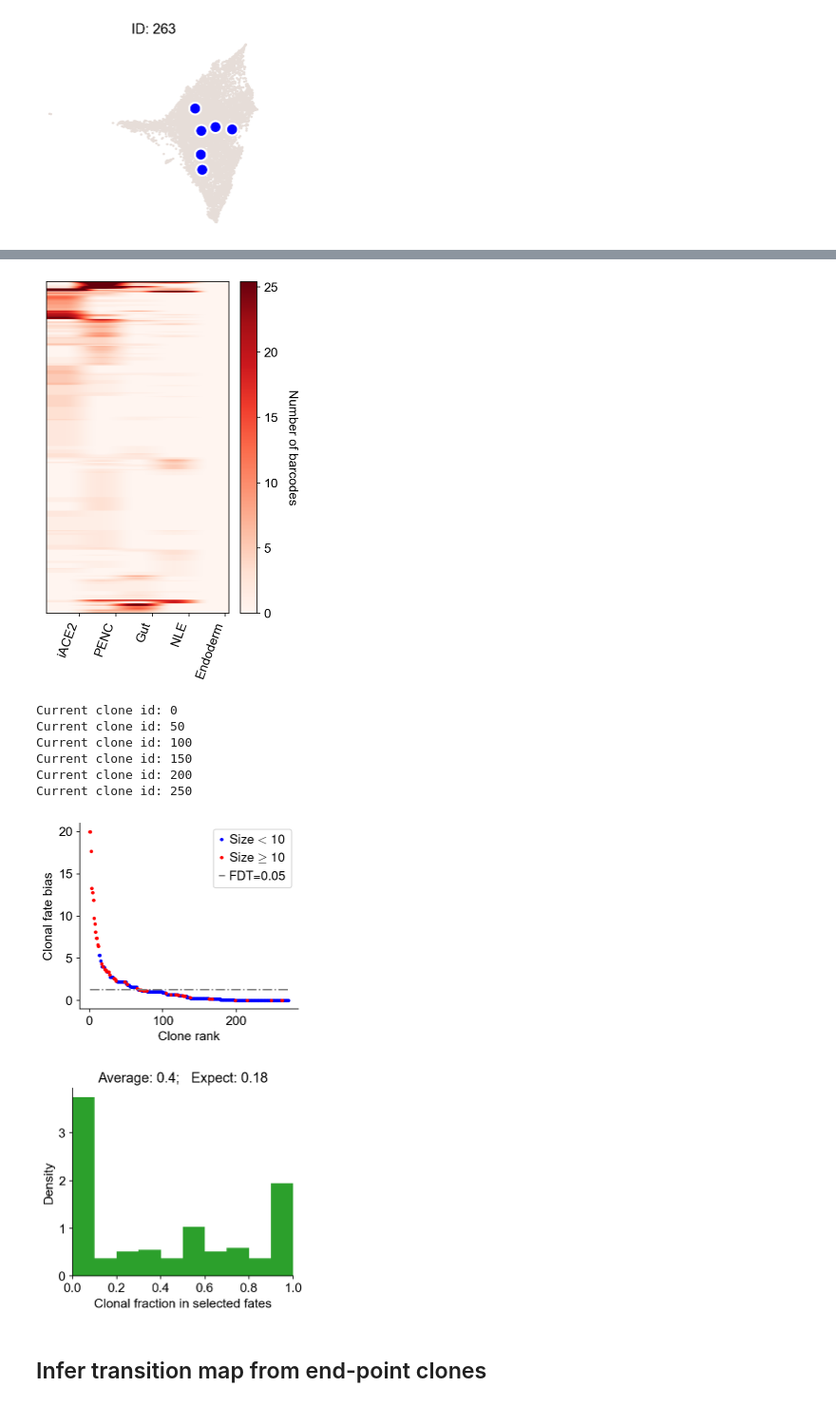
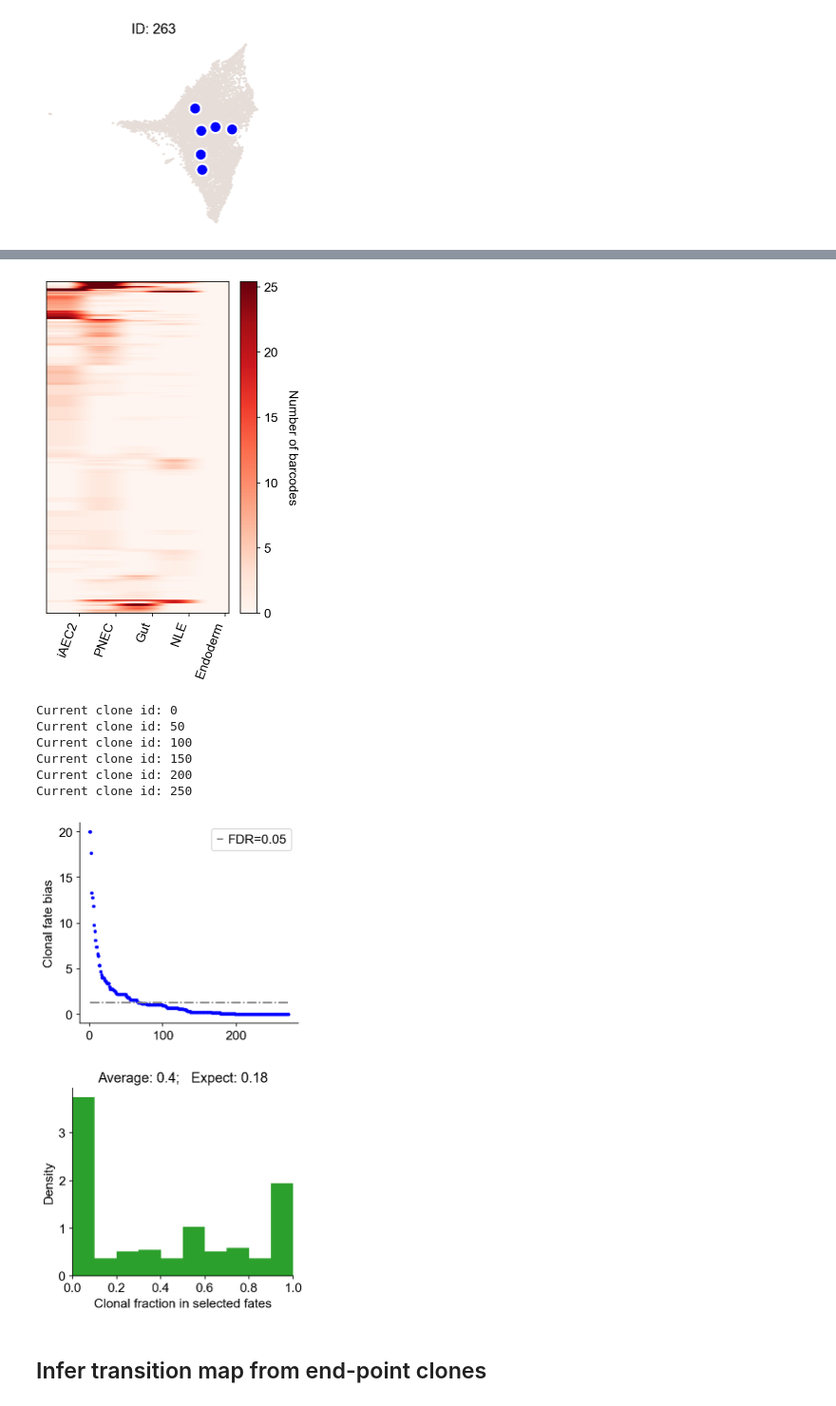
Before and after one commit to AllonKleinLab/cospar, a Jupyter notebook: docs/source/20210121_lung_data_v2.ipynb, the cells around one changed output, grey strips where cells are left out. Shown at 95% size. Cells and saved outputs as stored; diff of their text form; code cells hidden in the pictures.

Commit message:
iACE2->iAEC2, clonal_fate_bias

```diff
--- a/docs/source/20210121_lung_data_v2.ipynb
+++ b/docs/source/20210121_lung_data_v2.ipynb
@@ -65,19 +65,18 @@ coupling=cs.pl.fate_coupling_from_clones(adata_orig,selected_times='D27',
 # %%
 cs.pl.barcode_heatmap(adata_orig,selected_times='D27',
-    selected_fates=['iACE2', 'PENC','Gut', 'NLE', 'Endoderm'], color_bar=True)
+    selected_fates=['iAEC2', 'PNEC','Gut', 'NLE', 'Endoderm'], color_bar=True)
 # %% [output]
-[figure, old version]
+[figure, new version]
 # %%
-result=cs.pl.clonal_fate_bias(adata_orig,selected_fate='iACE2',
-            clone_size_thresh=10,compute_new=False,alternative='two-sided')
+result=cs.pl.clonal_fate_bias(adata_orig,selected_fate='iAEC2',alternative='two-sided')
 # %% [output]
 Current clone id: 0
 Current clone id: 50
 Current clone id: 100
 Current clone id: 150
 Current clone id: 200
 Current clone id: 250
-[figure, old version]
+[figure, new version]
 [figure]
 # %% [markdown]
 ## Infer transition map from end-point clones
```
Also changed, not shown: parts of 12 cells of this notebook, 6 other files.
